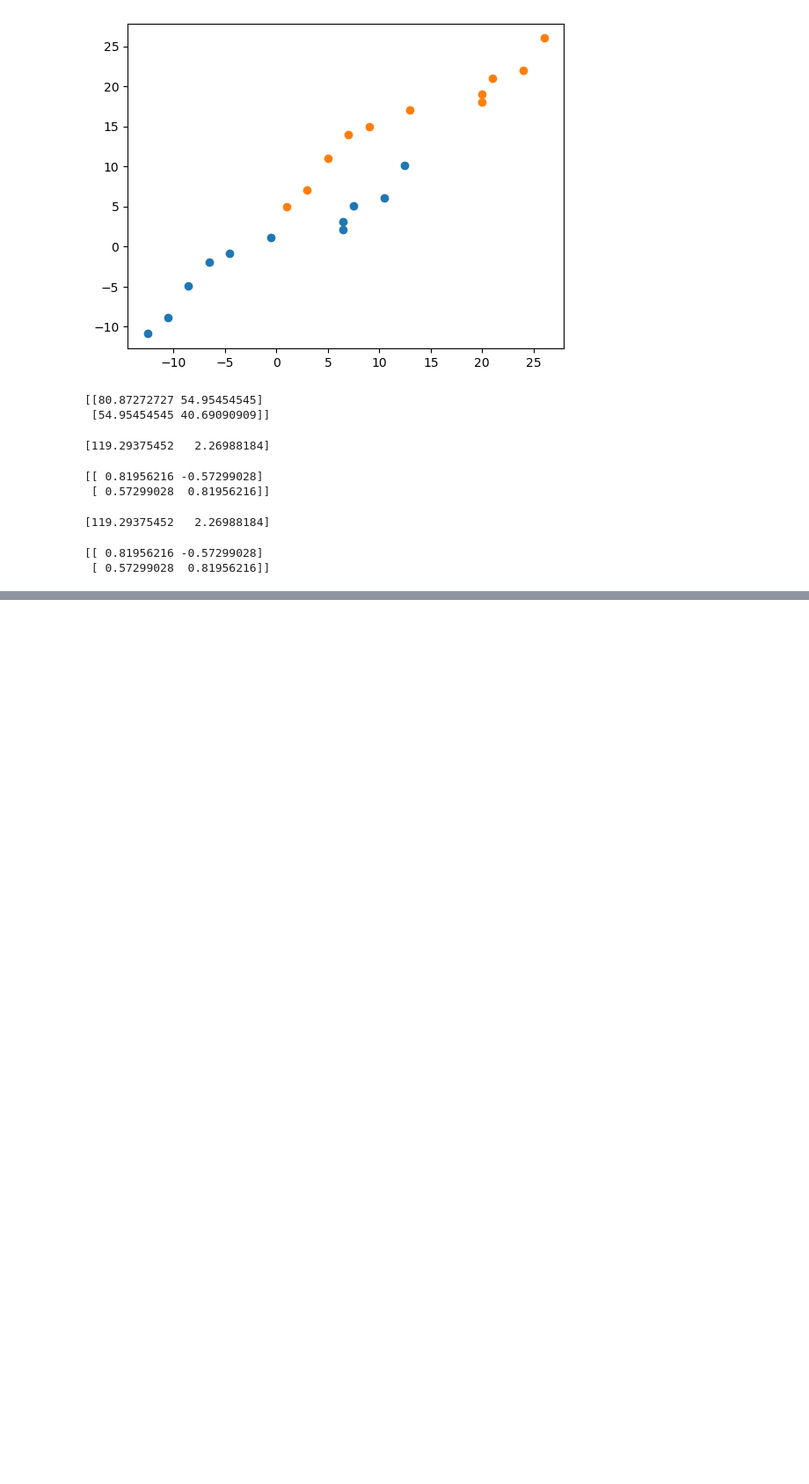
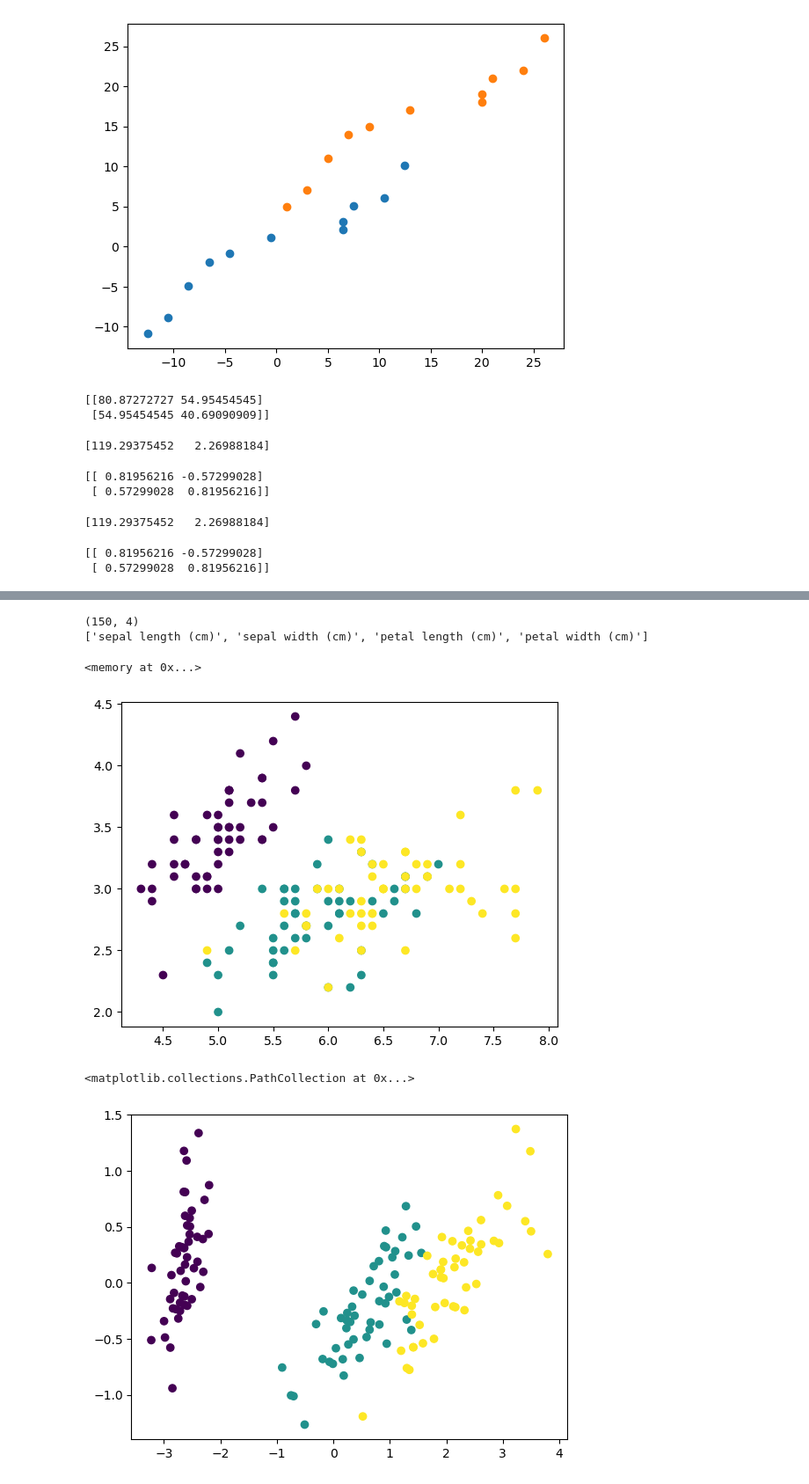
Before and after one commit to upadhyayap/pylearn, a Jupyter notebook: notebooks/PCA.ipynb, the cells around one changed output, grey strips where cells are left out. Shown at 88% size. Drawn from its saved outputs; the diff is of its cells as text; code cells hidden in the pictures; blank space fills up the shorter version.

Commit message:
PCA on iris dataset

```diff
--- a/notebooks/PCA.ipynb
+++ b/notebooks/PCA.ipynb
@@ -87,0 +149,25 @@ print(sorted_evec)
+# %%
+from sklearn.datasets import load_iris
+iris = load_iris()
+print(iris.data.shape)
+print(iris.get('feature_names'))
+# %% [output]
+(150, 4)
+['sepal length (cm)', 'sepal width (cm)', 'petal length (cm)', 'petal width (cm)']
+# %%
+pca = PCA(n_components=2)
+pca.fit(iris.data)
+x_reduced = pca.fit_transform(iris.data)
+print(x_reduced.data)
+# %% [output]
+<memory at 0x...>
+# %%
+import matplotlib.pyplot as plt
+plt.scatter(iris.data[:, 0],iris.data[:,1], c=iris.target)
+plt.show()
+
+plt.scatter(x_reduced[:, 0],x_reduced[:,1], c=iris.target)
+# %% [output]
+[figure, added]
+<matplotlib.collections.PathCollection at 0x...>
+[figure, added]
```
Also changed, not shown: parts of 6 cells of this notebook, 2 other files.
